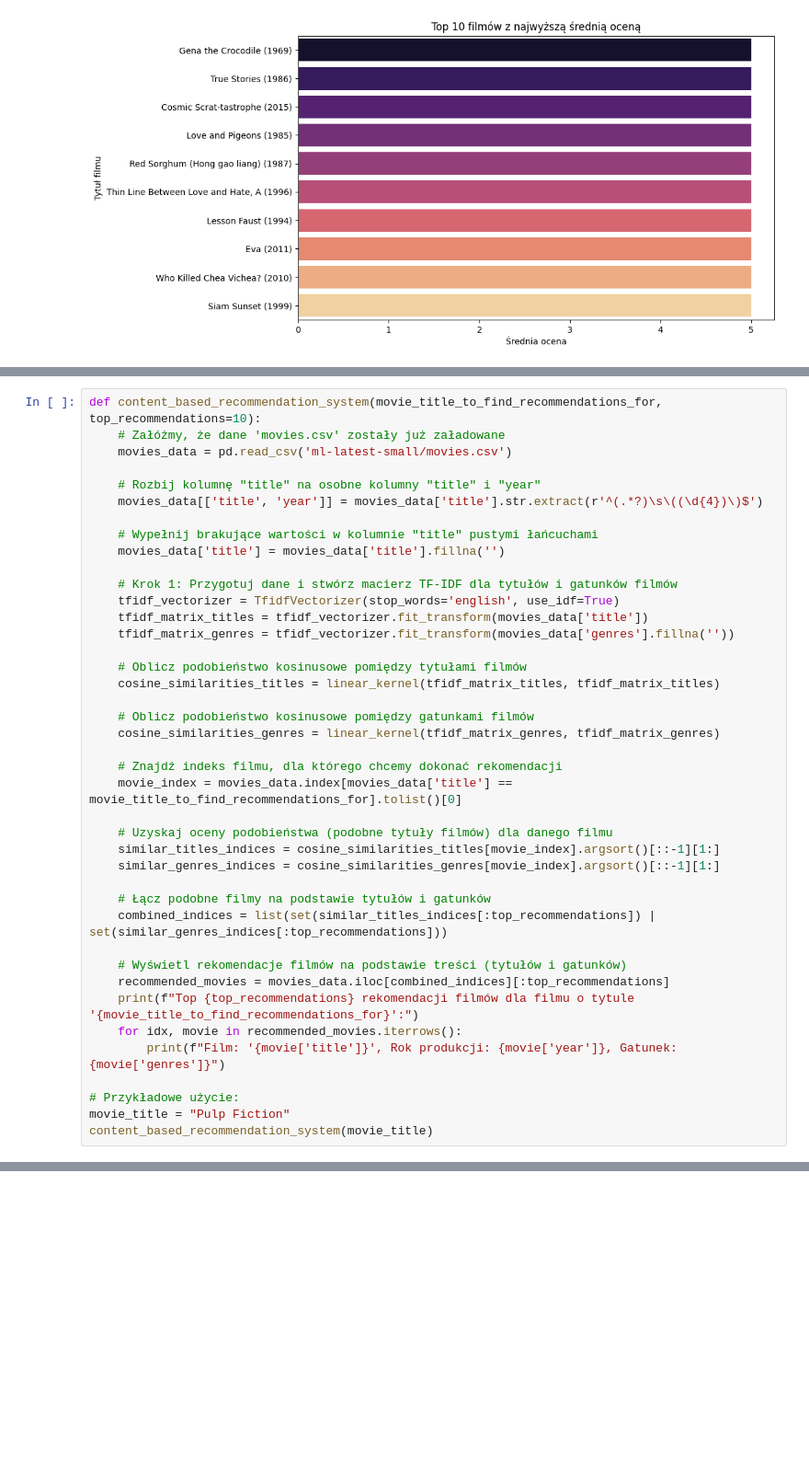
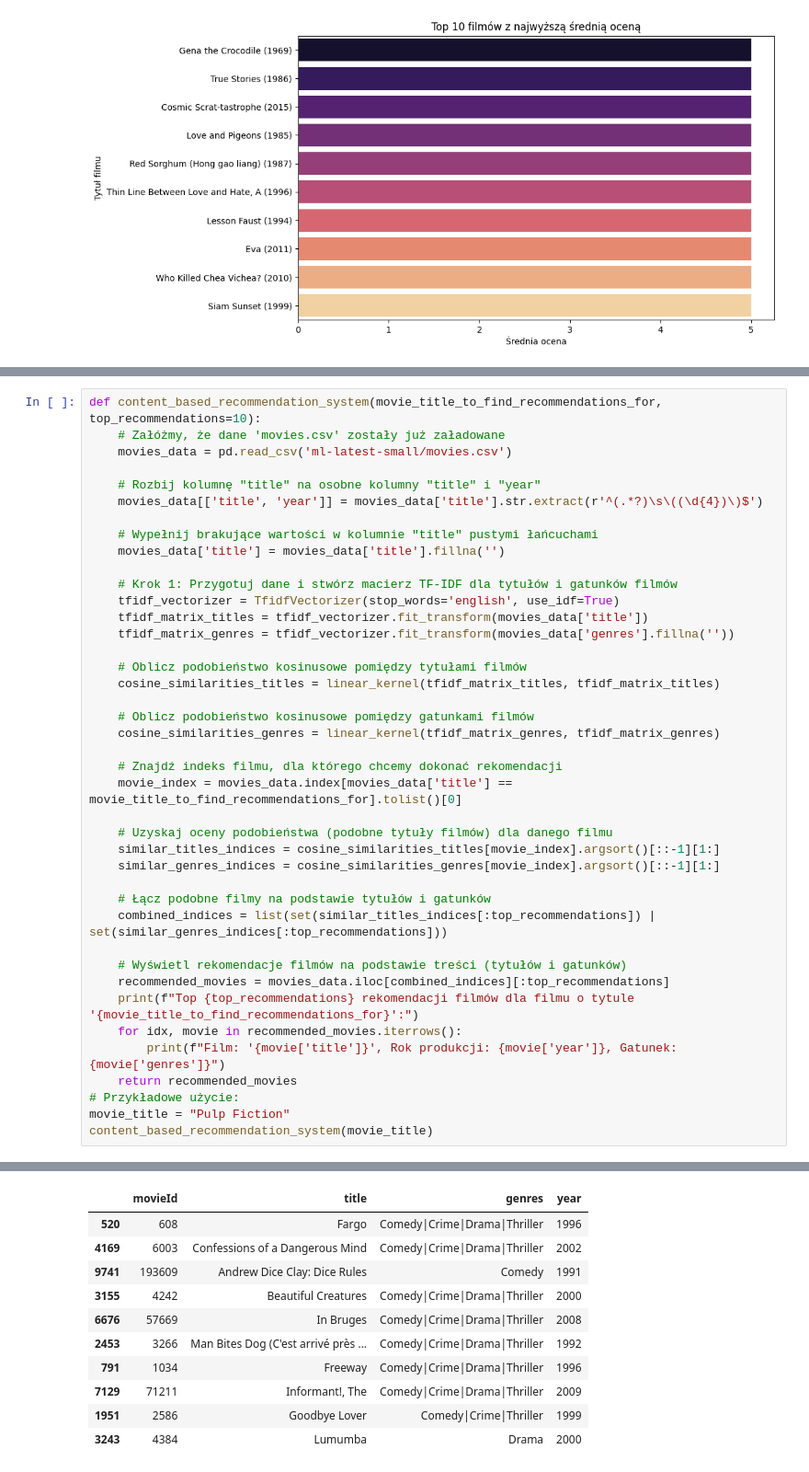
Before and after one commit to g00gas/ml-studia, a Jupyter notebook: main.ipynb, the cells around one changed output, grey strips where cells are left out. Shown at 92% size. Drawn from its saved outputs; the diff is of its cells as text; blank space fills up the shorter version.

```diff
--- a/main.ipynb
+++ b/main.ipynb
@@ -220,31 +236,42 @@ def content_based_recommendation_system(movie_title_to_find_recommendations_for,
     # Znajdź indeks filmu, dla którego chcemy dokonać rekomendacji
     movie_index = movies_data.index[movies_data['title'] == movie_title_to_find_recommendations_for].tolist()[0]
 
     # Uzyskaj oceny podobieństwa (podobne tytuły filmów) dla danego filmu
     similar_titles_indices = cosine_similarities_titles[movie_index].argsort()[::-1][1:]
     similar_genres_indices = cosine_similarities_genres[movie_index].argsort()[::-1][1:]
 
     # Łącz podobne filmy na podstawie tytułów i gatunków
     combined_indices = list(set(similar_titles_indices[:top_recommendations]) | set(similar_genres_indices[:top_recommendations]))
 
     # Wyświetl rekomendacje filmów na podstawie treści (tytułów i gatunków)
     recommended_movies = movies_data.iloc[combined_indices][:top_recommendations]
     print(f"Top {top_recommendations} rekomendacji filmów dla filmu o tytule '{movie_title_to_find_recommendations_for}':")
     for idx, movie in recommended_movies.iterrows():
         print(f"Film: '{movie['title']}', Rok produkcji: {movie['year']}, Gatunek: {movie['genres']}")
-
+    return recommended_movies
 # Przykładowe użycie:
 movie_title = "Pulp Fiction"
 content_based_recommendation_system(movie_title)
 # %% [output]
 Top 10 rekomendacji filmów dla filmu o tytule 'Pulp Fiction':
 Film: 'Fargo', Rok produkcji: 1996, Gatunek: Comedy|Crime|Drama|Thriller
 Film: 'Confessions of a Dangerous Mind', Rok produkcji: 2002, Gatunek: Comedy|Crime|Drama|Thriller
 Film: 'Andrew Dice Clay: Dice Rules', Rok produkcji: 1991, Gatunek: Comedy
 Film: 'Beautiful Creatures', Rok produkcji: 2000, Gatunek: Comedy|Crime|Drama|Thriller
 Film: 'In Bruges', Rok produkcji: 2008, Gatunek: Comedy|Crime|Drama|Thriller
 Film: 'Man Bites Dog (C'est arrivé près de chez vous)', Rok produkcji: 1992, Gatunek: Comedy|Crime|Drama|Thriller
 Film: 'Freeway', Rok produkcji: 1996, Gatunek: Comedy|Crime|Drama|Thriller
 Film: 'Informant!, The', Rok produkcji: 2009, Gatunek: Comedy|Crime|Drama|Thriller
 Film: 'Goodbye Lover', Rok produkcji: 1999, Gatunek: Comedy|Crime|Thriller
 Film: 'Lumumba', Rok produkcji: 2000, Gatunek: Drama
+|  | movieId | title | genres | year |
+| 520 | 608 | Fargo | Comedy|Crime|Drama|Thriller | 1996 |
+| 4169 | 6003 | Confessions of a Dangerous Mind | Comedy|Crime|Drama|Thriller | 2002 |
+| 9741 | 193609 | Andrew Dice Clay: Dice Rules | Comedy | 1991 |
+| 3155 | 4242 | Beautiful Creatures | Comedy|Crime|Drama|Thriller | 2000 |
+| 6676 | 57669 | In Bruges | Comedy|Crime|Drama|Thriller | 2008 |
+| 2453 | 3266 | Man Bites Dog (C'est arrivé près ... | Comedy|Crime|Drama|Thriller | 1992 |
+| 791 | 1034 | Freeway | Comedy|Crime|Drama|Thriller | 1996 |
+| 7129 | 71211 | Informant!, The | Comedy|Crime|Drama|Thriller | 2009 |
+| 1951 | 2586 | Goodbye Lover | Comedy|Crime|Thriller | 1999 |
+| 3243 | 4384 | Lumumba | Drama | 2000 |
```
Also changed, not shown: parts of 5 cells of this notebook, 1 other file.
